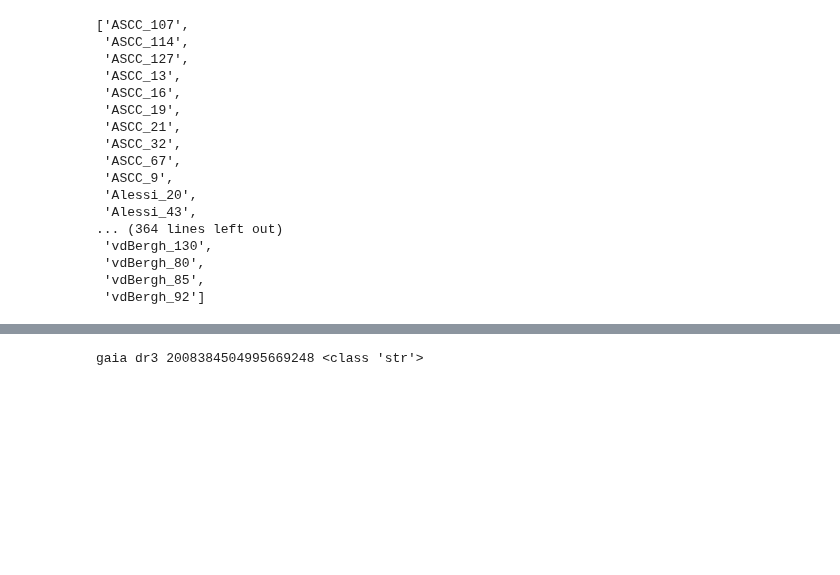
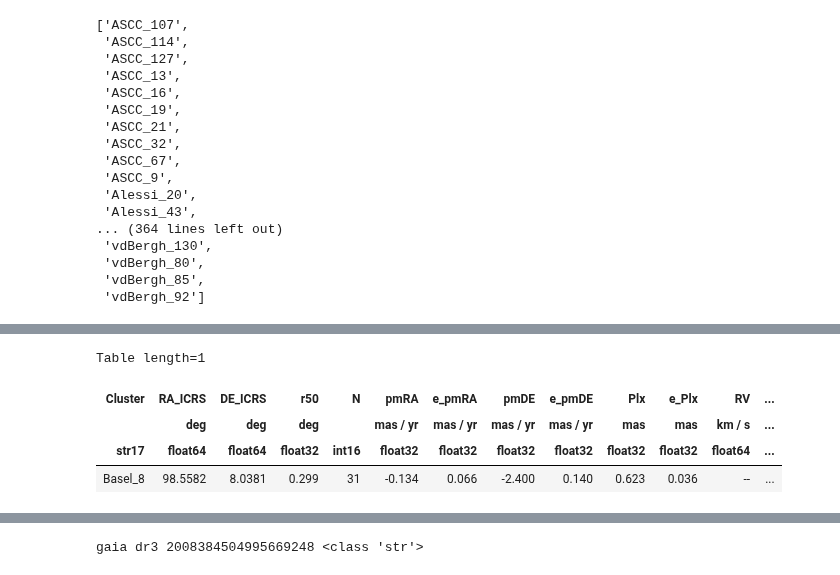
Before and after one commit to surodeep26/Runaway-Stars, a Jupyter notebook: v16.ipynb, the cells around one changed output, grey strips where cells are left out. Drawn from its saved outputs; the diff is of its cells as text; code cells hidden in the pictures; blank space fills up the shorter version.

```diff
--- a/v16.ipynb
+++ b/v16.ipynb
@@ -53,0 +23,9 @@ cl.plot_traceback_clean()
+# %%
+dias2021 = Table.read('dias2021.tsv', format='ascii.ecsv')
+dias2021[dias2021['Cluster']=='Basel_8']
+# %% [output]
+Table length=1
+| Cluster | RA_ICRS | DE_ICRS | r50 | N | pmRA | e_pmRA | pmDE | e_pmDE | Plx | e_Plx | RV | ... |
+|  | deg | deg | deg |  | mas / yr | mas / yr | mas / yr | mas / yr | mas | mas | km / s | ... |
+| str17 | float64 | float64 | float32 | int16 | float32 | float32 | float32 | float32 | float32 | float32 | float64 | ... |
+| Basel_8 | 98.5582 | 8.0381 | 0.299 | 31 | -0.134 | 0.066 | -2.400 | 0.140 | 0.623 | 0.036 | -- | ... |
```
Also changed, not shown: parts of 8 cells of this notebook, 1 other file.
